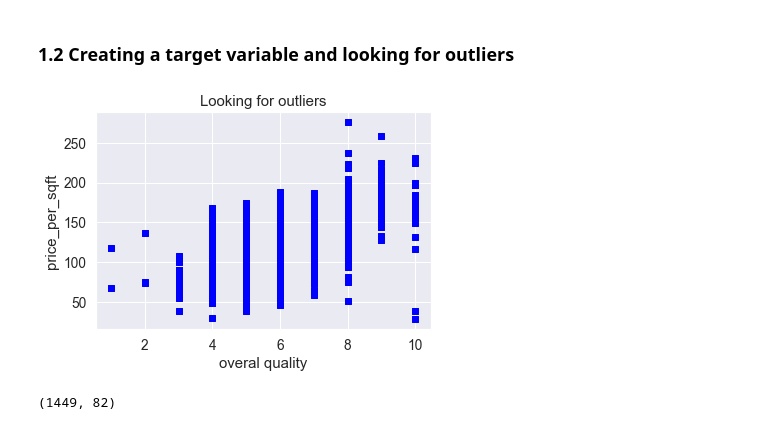
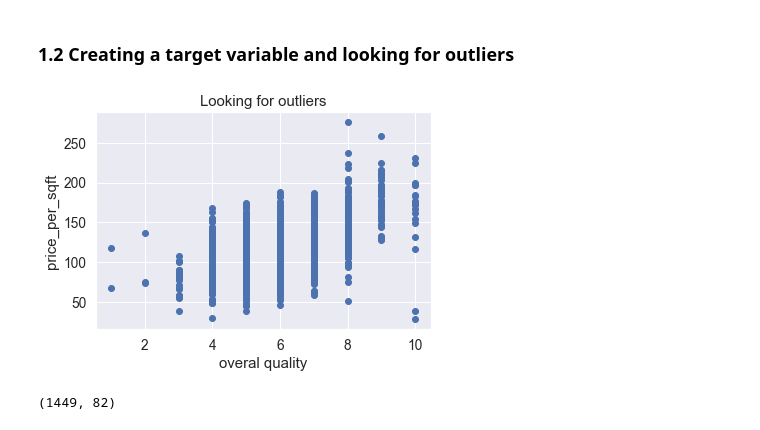
Before and after one commit to oscar-dif/ExamProject, a Jupyter notebook: house_prices.ipynb, the cells around one changed output. Drawn from its saved outputs; the diff is of its cells as text; code cells hidden in the pictures.

```diff
--- a/house_prices.ipynb
+++ b/house_prices.ipynb
@@ -126,13 +138,13 @@ plt.show
 ### 1.2 Creating a target variable and looking for outliers
 # %%
 df['price_per_sqft'] = df['saleprice']/ df['grlivarea']
-plt.scatter(df.overallqual, df.price_per_sqft, c = "blue", marker = "s")
+plt.scatter(df.overallqual, df.price_per_sqft)
 plt.title("Looking for outliers")
 plt.xlabel("overal quality")
 plt.ylabel('price_per_sqft')
 plt.show()
 # %% [output]
-[figure, old version]
+[figure, new version]
 # %%
 df= df[(df['overallqual']!='10') & (df['price_per_sqft']>50)]
 df.shape
```
Also changed, not shown: parts of 27 cells of this notebook, 2 other files.
